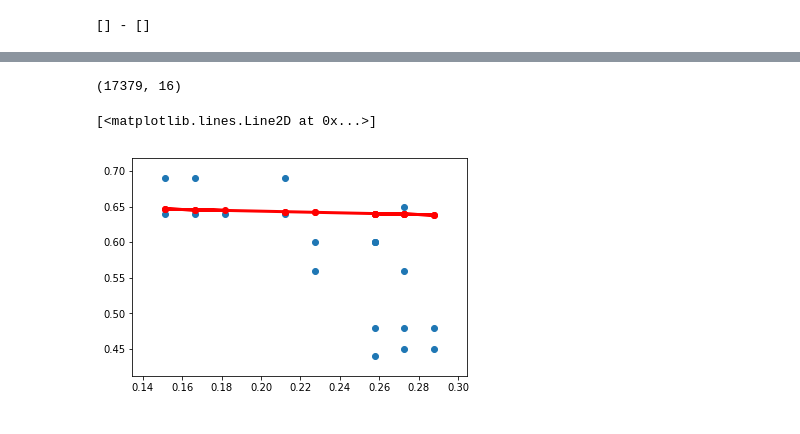
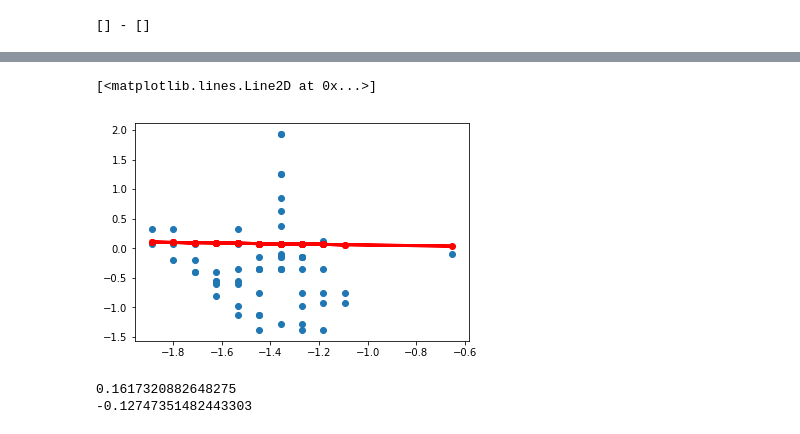
Before and after one commit to Hastaty/APC_PRACTICAS, a Jupyter notebook: src/console-session1.ipynb, the cells around one changed output, grey strips where cells are left out. Drawn from its saved outputs; the diff is of its cells as text; code cells hidden in the pictures.

Commit message:
Spa: Añadido más lineas de regressión

```diff
--- a/src/console-session1.ipynb
+++ b/src/console-session1.ipynb
@@ -81,0 +84,8 @@ print(i, '-', j);
+# %%
+def standarize(M):
+    mean = M.mean(axis=0)
+    std = M.std(axis=0)
+    M = M - mean[None, :]
+    M = M / std[None, :]
+    return M
+dataset_array = standarize(dataset_array)
@@ -85,21 +126,38 @@ import sklearn.metrics
-# %%
-print(dataset_array.shape)
-# %% [output]
-(17379, 16)
 # %%
-classif = model.LinearRegression()
+regression = model.LinearRegression()
 # .reshape(-1, 1) transpose
+n = 60
 x = dataset_array[:, 10].reshape(-1, 1)
 y = dataset_array[:, 11]
-x_train = x[:-20, :]
-x_test =  x[-20:, :]
-y_train = y[:-20]
-y_test = y[-20:]
-classif.fit(x_train, y_train)
-y_predicted = classif.predict(x_test)
+x_train = x[:-n, :]
+x_test =  x[-n:, :]
+y_train = y[:-n]
+y_test = y[-n:]
+regression.fit(x_train, y_train)
+y_predicted = regression.predict(x_test)
 plt.figure()
 ax = plt.scatter(x_test, y_test)
 plt.plot(x_test, y_predicted, '-ro', linewidth=3)
 # %% [output]
 [<matplotlib.lines.Line2D at 0x...>]
-[figure, old version]
+[figure, new version]
+# %%
+# season, mnth,	hr,	holiday, weekday, workingday,
+# weathersit, atemp, hum
+# Pred cnt
+regression = model.LinearRegression()
+# .reshape(-1, 1) transpose
+n = 60
+x = dataset_array[:, [1,3,4,5,6,7,8,10,11]]
+y = dataset_array[:, 15]
+x_train = x[:-n, :]
+x_test =  x[-n:, :]
+y_train = y[:-n]
+y_test = y[-n:]
+regression.fit(x_train, y_train)
+y_predicted = regression.predict(x_test)
+print(metrics.mean_squared_error(y_test, y_predicted))
+print(metrics.r2_score(y_test, y_predicted))
+# %% [output]
+0.1617320882648275
+-0.12747351482443303
```
Also changed, not shown: parts of 4 cells of this notebook.
